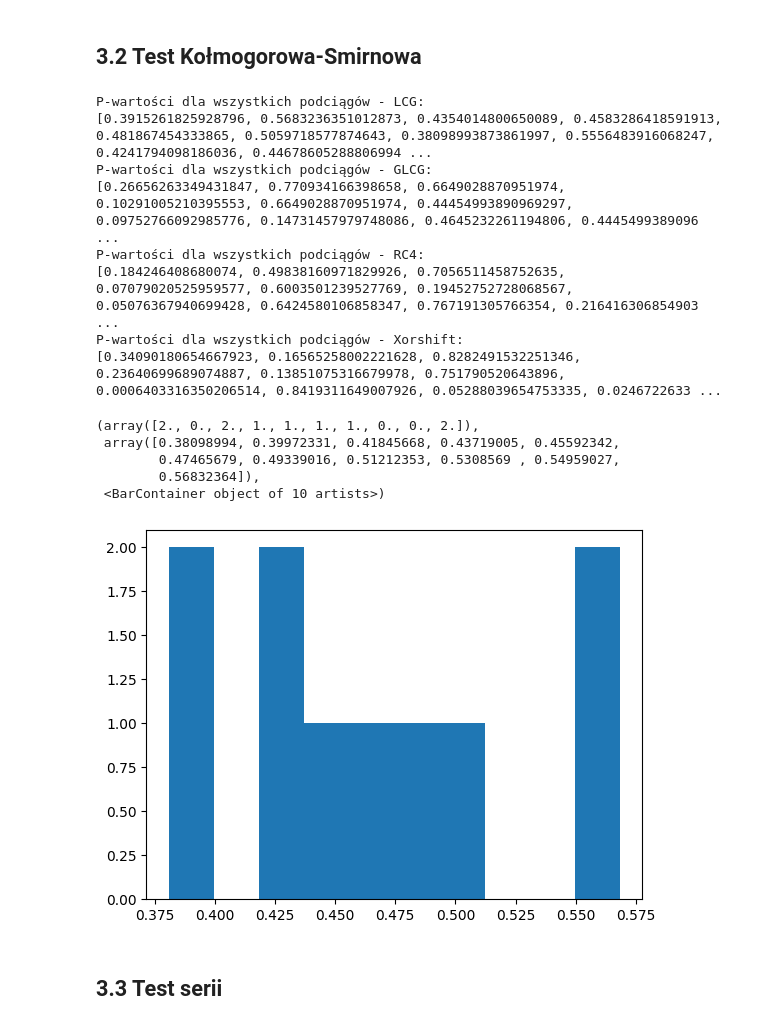
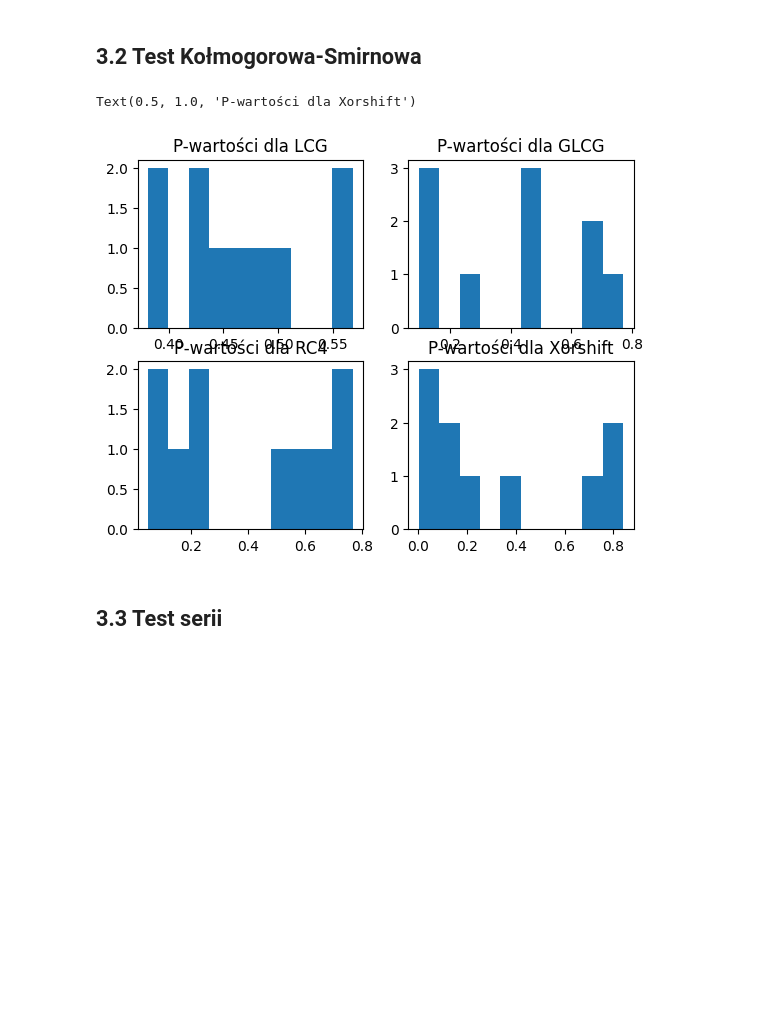
Before and after one commit to MartaGacek1/MonteCarloProject1, a Jupyter notebook: MonteCarloProjekt1.ipynb, the cells around one changed output. Drawn from its saved outputs; the diff is of its cells as text; code cells hidden in the pictures; blank space fills up the shorter version.

```diff
--- a/MonteCarloProjekt1.ipynb
+++ b/MonteCarloProjekt1.ipynb
@@ -297,48 +307,50 @@ P-wartości dla wszystkich podciągów - Xorshift:
 # %%
 def second_level_testing_ks(data, sequence_length):
     seq_num = len(data) // sequence_length  # ilość podciągów podanej długości
     p_values = []
     for i in range(seq_num):
         seq = data[i * sequence_length : (i + 1) * sequence_length]  # tworzenie podciągów
         try:
             p_value = ks_1samp(seq, uniform.cdf)[1]  # przeprowadzanie testu
             p_values.append(p_value)
         except ValueError:
             p_values.append(None)
     return p_values
 
 
 length = 100
 p_values2_lcg = second_level_testing_ks(test_lcg, length)
 p_values2_glcg = second_level_testing_ks(test_glcg, length)
 p_values2_rc4 = second_level_testing_ks(test_rc4, length)
 p_values2_xorshift = second_level_testing_ks(test_xorshift, length)
 
-print(f"P-wartości dla wszystkich podciągów - LCG:")
-print(p_values2_lcg)
-print(f"P-wartości dla wszystkich podciągów - GLCG:")
-print(p_values2_glcg)
-print(f"P-wartości dla wszystkich podciągów - RC4:")
-print(p_values2_rc4)
-print(f"P-wartości dla wszystkich podciągów - Xorshift:")
-print(p_values2_xorshift)
+# print(f"P-wartości dla wszystkich podciągów - LCG:")
+# print(p_values2_lcg)
+# print(f"P-wartości dla wszystkich podciągów - GLCG:")
+# print(p_values2_glcg)
+# print(f"P-wartości dla wszystkich podciągów - RC4:")
+# print(p_values2_rc4)
+# print(f"P-wartości dla wszystkich podciągów - Xorshift:")
+# print(p_values2_xorshift)
 
+plt.subplot(2, 2, 1)
 plt.hist(p_values2_lcg)
+plt.title("P-wartości dla LCG")
+
+plt.subplot(2, 2, 2)
+plt.hist(p_values2_glcg)
+plt.title("P-wartości dla GLCG")
+
+plt.subplot(2, 2, 3)
+plt.hist(p_values2_rc4)
+plt.title("P-wartości dla RC4")
+
+plt.subplot(2, 2, 4)
+plt.hist(p_values2_xorshift)
+plt.title("P-wartości dla Xorshift")
 # %% [output]
-P-wartości dla wszystkich podciągów - LCG:
-[0.3915261825928796, 0.5683236351012873, 0.4354014800650089, 0.4583286418591913, 0.481867454333865, 0.5059718577874643, 0.38098993873861997, 0.5556483916068247, 0.4241794098186036, 0.44678605288806994 ...
-P-wartości dla wszystkich podciągów - GLCG:
-[0.26656263349431847, 0.770934166398658, 0.6649028870951974, 0.10291005210395553, 0.6649028870951974, 0.44454993890969297, 0.09752766092985776, 0.14731457979748086, 0.4645232261194806, 0.4445499389096 ...
-P-wartości dla wszystkich podciągów - RC4:
-[0.184246408680074, 0.49838160971829926, 0.7056511458752635, 0.07079020525959577, 0.6003501239527769, 0.19452752728068567, 0.05076367940699428, 0.6424580106858347, 0.767191305766354, 0.216416306854903 ...
-P-wartości dla wszystkich podciągów - Xorshift:
-[0.34090180654667923, 0.16565258002221628, 0.8282491532251346, 0.23640699689074887, 0.13851075316679978, 0.751790520643896, 0.0006403316350206514, 0.8419311649007926, 0.05288039654753335, 0.0246722633 ...
+Text(0.5, 1.0, 'P-wartości dla Xorshift')
-(array([2., 0., 2., 1., 1., 1., 1., 0., 0., 2.]),
- array([0.38098994, 0.39972331, 0.41845668, 0.43719005, 0.45592342,
-        0.47465679, 0.49339016, 0.51212353, 0.5308569 , 0.54959027,
-        0.56832364]),
- <BarContainer object of 10 artists>)
-[figure, old version]
+[figure, new version]
 # %% [markdown]
 ## 3.3 Test serii
 # %%
```
Also changed, not shown: parts of 5 cells of this notebook.
